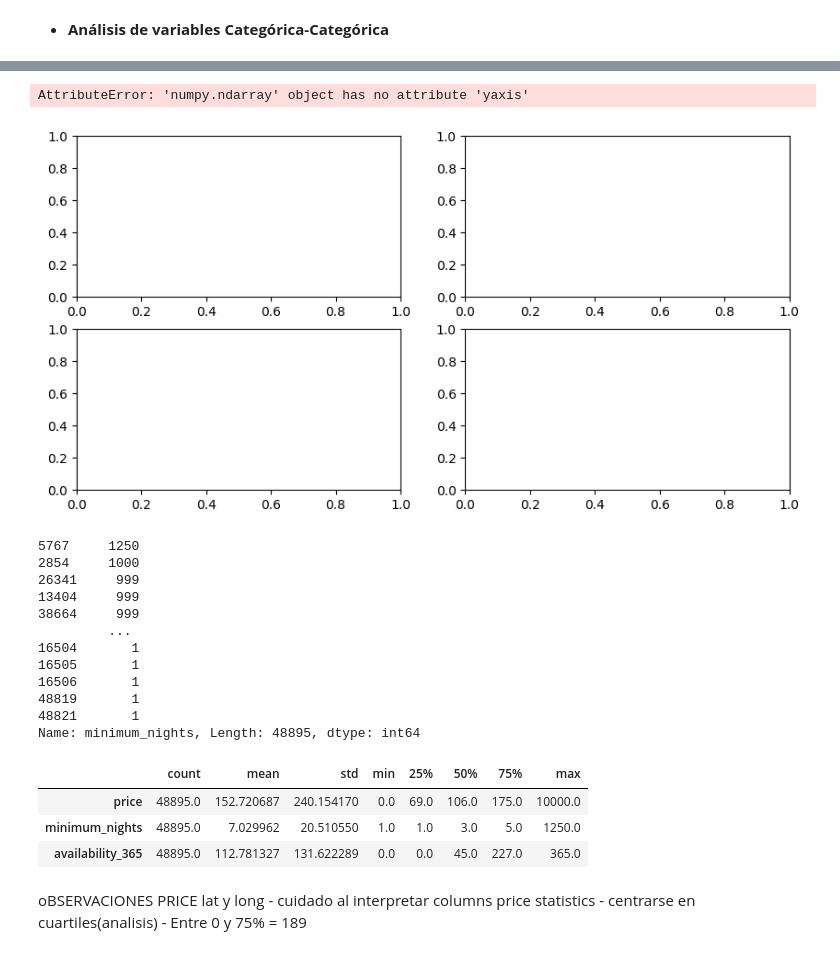
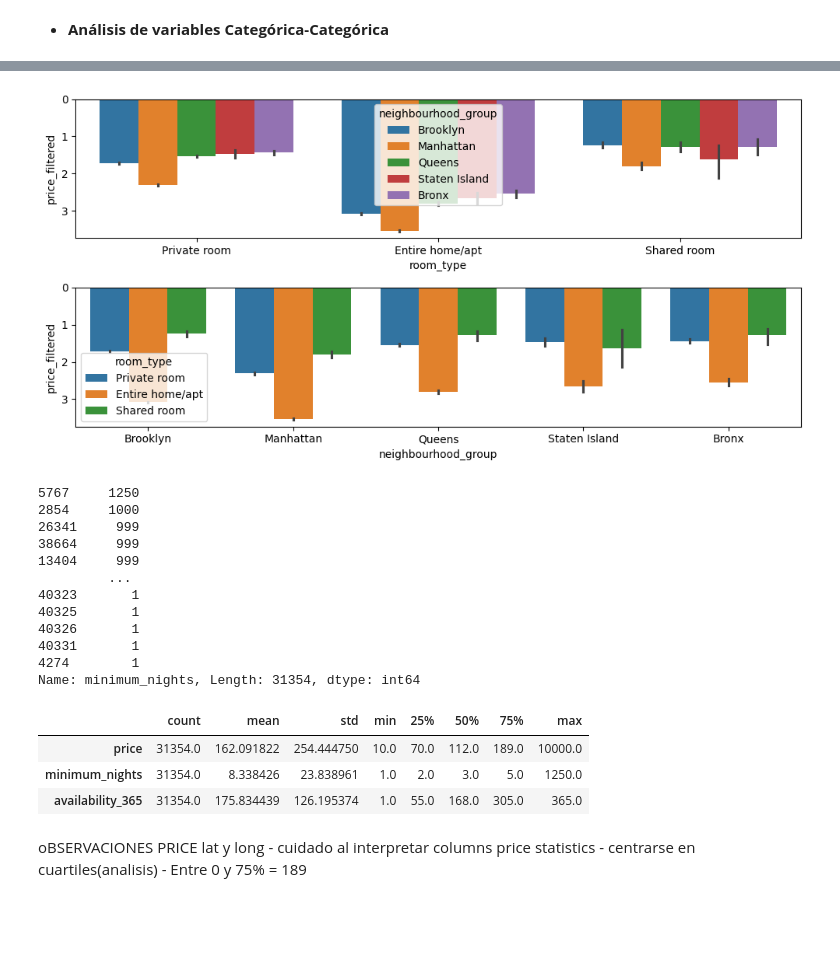
Before and after one commit to 4GeeksAcademy/cristina-chico_machine-learning, a Jupyter notebook: src/00-eda-airbnb-ny.ipynb, the cells around one changed output, grey strips where cells are left out. Cells and saved outputs as stored; diff of their text form; code cells hidden in the pictures; blank space fills up the shorter version.

```diff
--- a/src/00-eda-airbnb-ny.ipynb
+++ b/src/00-eda-airbnb-ny.ipynb
@@ -299,0 +345,2 @@ df_filtered_two
+# %%
+df = df.drop(df[df['availability_365'] == 0].index)
@@ -299,0 +353,2 @@ df_filtered_two
+# %%
+df = df.drop(df[df['price'] == 0].index)
@@ -389,0 +483,7 @@ SyntaxError: unterminated string literal (detected at line 3) (4141227159.py, li
+# %%
+# Creo una nueva columna categórica del precio dividio por rangos
+bins = [0, 60, 100, 190, 600, 1000,10000]
+labels = [1, 2, 3, 4, 5, 6]
+df['price_filtered'] = pd.cut(df['price'], bins=bins, labels=labels, include_lowest=True)
+
+df['price_filtered'].value_counts().sort_index()
@@ -485,37 +583,36 @@ plt.show()
 # %%
-fig, axis = plt.subplots(figsize=(10, 5), ncols=2)
+fig, axis = plt.subplots(2,1, figsize=(10, 5))
 
-sns.barplot(ax=axis[0], data=df, x="minimum_nights", y="price", hue="neighbourhood_group")
-sns.barplot(ax=axis[1], data=df, x="availablity_365", y="price", hue="neighbourhood_group").set(ylabel=None)
+sns.barplot(ax=axis[0], data=df, x="room_type", y="price_filtered", hue="neighbourhood_group")
+sns.barplot(ax=axis[1], data=df, x="neighbourhood_group", y="price_filtered", hue="room_type")
 
 plt.tight_layout()
 plt.show()
 # %% [output]
-AttributeError: 'numpy.ndarray' object has no attribute 'yaxis'
-[figure, old version]
+[figure, new version]
 # %%
-#para justificar describe().T
+#TODO para justificar describe().T
 df['minimum_nights'].sort_values(ascending=False)
 # %% [output]
 5767     1250
 2854     1000
 26341     999
+38664     999
 13404     999
-38664     999
          ...
-16504       1
-16505       1
-16506       1
-48819       1
-48821       1
-Name: minimum_nights, Length: 48895, dtype: int64
+40323       1
+40325       1
+40326       1
+40331       1
+4274        1
+Name: minimum_nights, Length: 31354, dtype: int64
 # %%
 df.describe().T
 # %% [output]
 |  | count | mean | std | min | 25% | 50% | 75% | max |
-| price | 48895.0 | 152.720687 | 240.154170 | 0.0 | 69.0 | 106.0 | 175.0 | 10000.0 |
-| minimum_nights | 48895.0 | 7.029962 | 20.510550 | 1.0 | 1.0 | 3.0 | 5.0 | 1250.0 |
-| availability_365 | 48895.0 | 112.781327 | 131.622289 | 0.0 | 0.0 | 45.0 | 227.0 | 365.0 |
+| price | 31354.0 | 162.091822 | 254.444750 | 10.0 | 70.0 | 112.0 | 189.0 | 10000.0 |
+| minimum_nights | 31354.0 | 8.338426 | 23.838961 | 1.0 | 2.0 | 3.0 | 5.0 | 1250.0 |
+| availability_365 | 31354.0 | 175.834439 | 126.195374 | 1.0 | 55.0 | 168.0 | 305.0 | 365.0 |
 # %% [markdown]
 oBSERVACIONES PRICE
 lat y long - cuidado al interpretar columns
```
Also changed, not shown: parts of 95 cells of this notebook, 2 other files.
